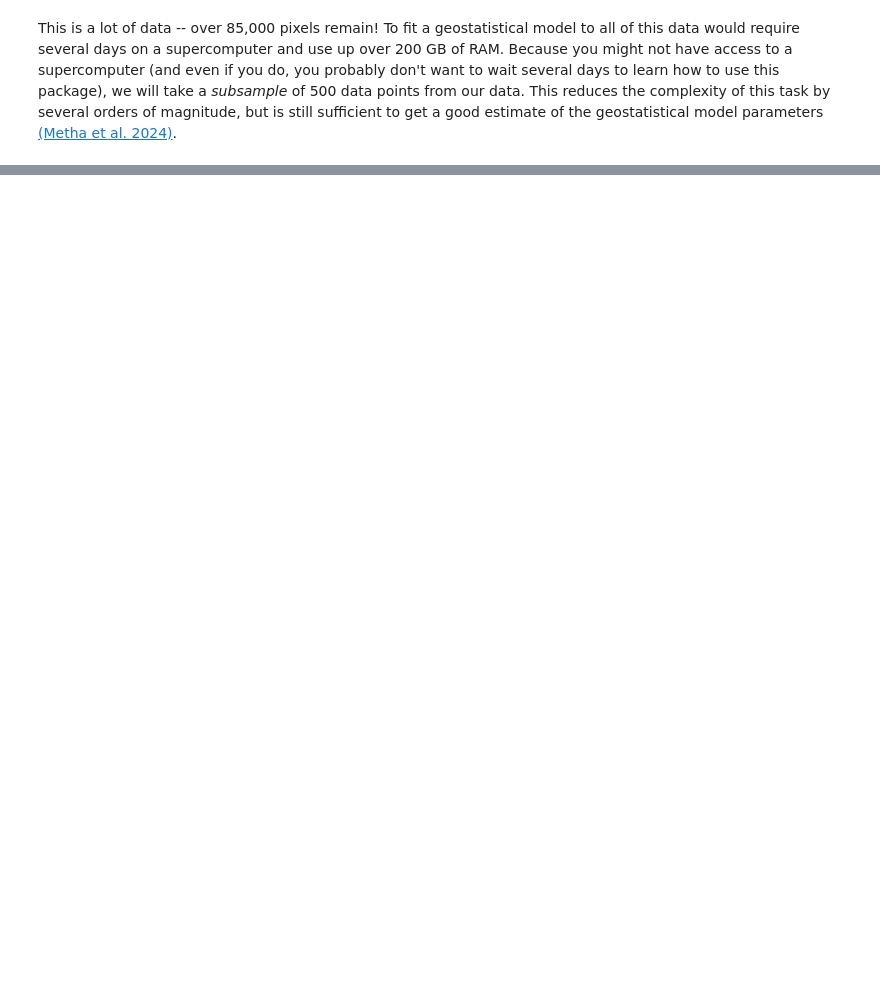
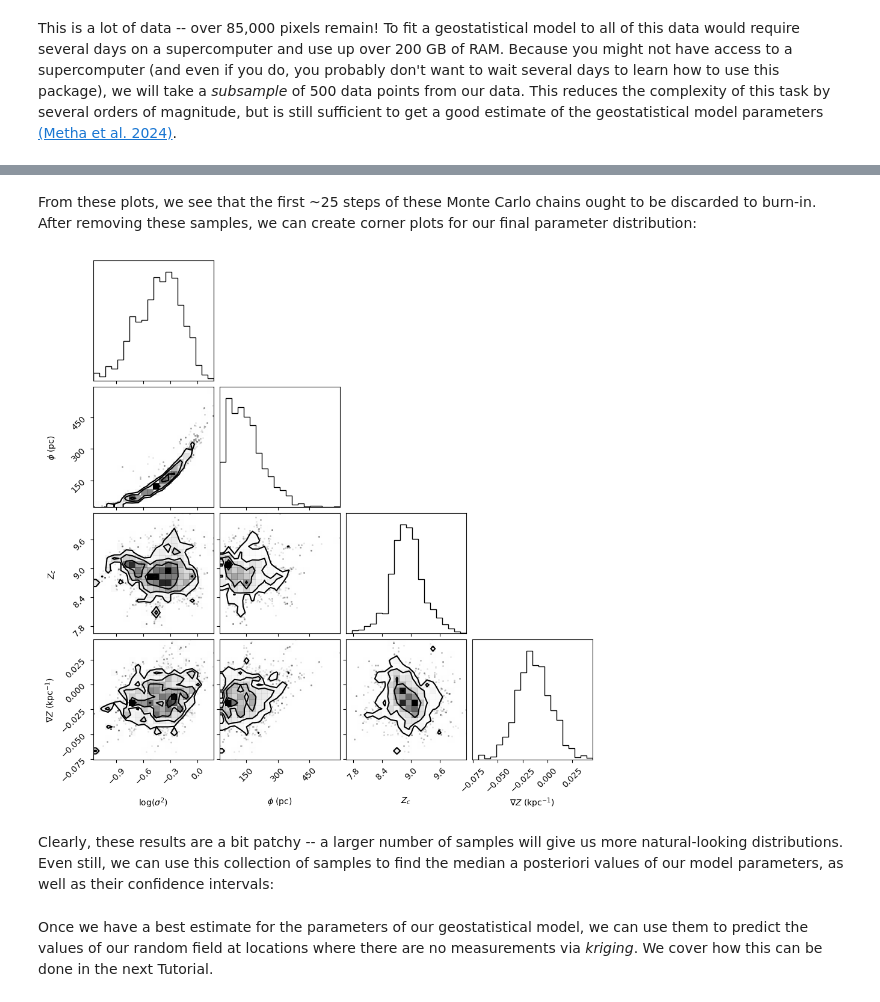
Before and after one commit to astrobenji/GeoGals, a Jupyter notebook: docs/tutorials/02_Fitting a Geostatistical Model.ipynb, the cells around one changed output, grey strips where cells are left out. Cells and saved outputs as stored; diff of their text form; code cells hidden in the pictures; blank space fills up the shorter version.

```diff
--- a/docs/tutorials/02_Fitting a Geostatistical Model.ipynb
+++ b/docs/tutorials/02_Fitting a Geostatistical Model.ipynb
@@ -39,0 +107,10 @@ Z_dict = gg.get_subsample(Z_dict, n_in_subsample=500)
+# %% [markdown]
+From these plots, we see that the first ~25 steps of these Monte Carlo chains ought to be discarded to burn-in. After removing these samples, we can create corner plots for our final parameter distribution:
+# %%
+burn_in = 25 # from plot above
+flat_samples = result.get_chain(discard=burn_in, flat=True)
+corner_fig = corner.corner(flat_samples, labels=labels)
+# %% [output]
+[figure, added]
+# %% [markdown]
+Clearly, these results are a bit patchy -- a larger number of samples will give us more natural-looking distributions. Even still, we can use this collection of samples to find the median a posteriori values of our model parameters, as well as their confidence intervals:
@@ -39,0 +121,2 @@ Z_dict = gg.get_subsample(Z_dict, n_in_subsample=500)
+# %% [markdown]
+Once we have a best estimate for the parameters of our geostatistical model, we can use them to predict the values of our random field at locations where there are no measurements via *kriging*. We cover how this can be done in the next Tutorial.
```
Also changed, not shown: parts of 16 cells of this notebook, 4 other files.
